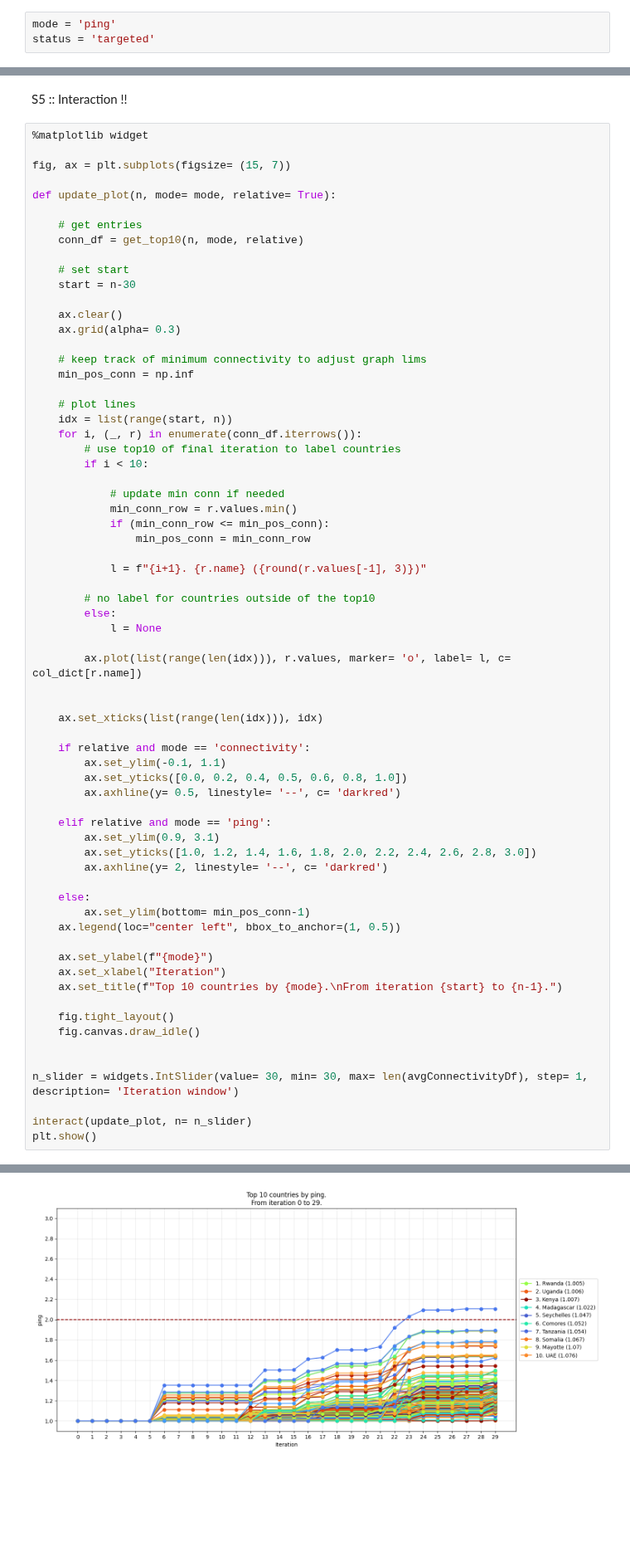
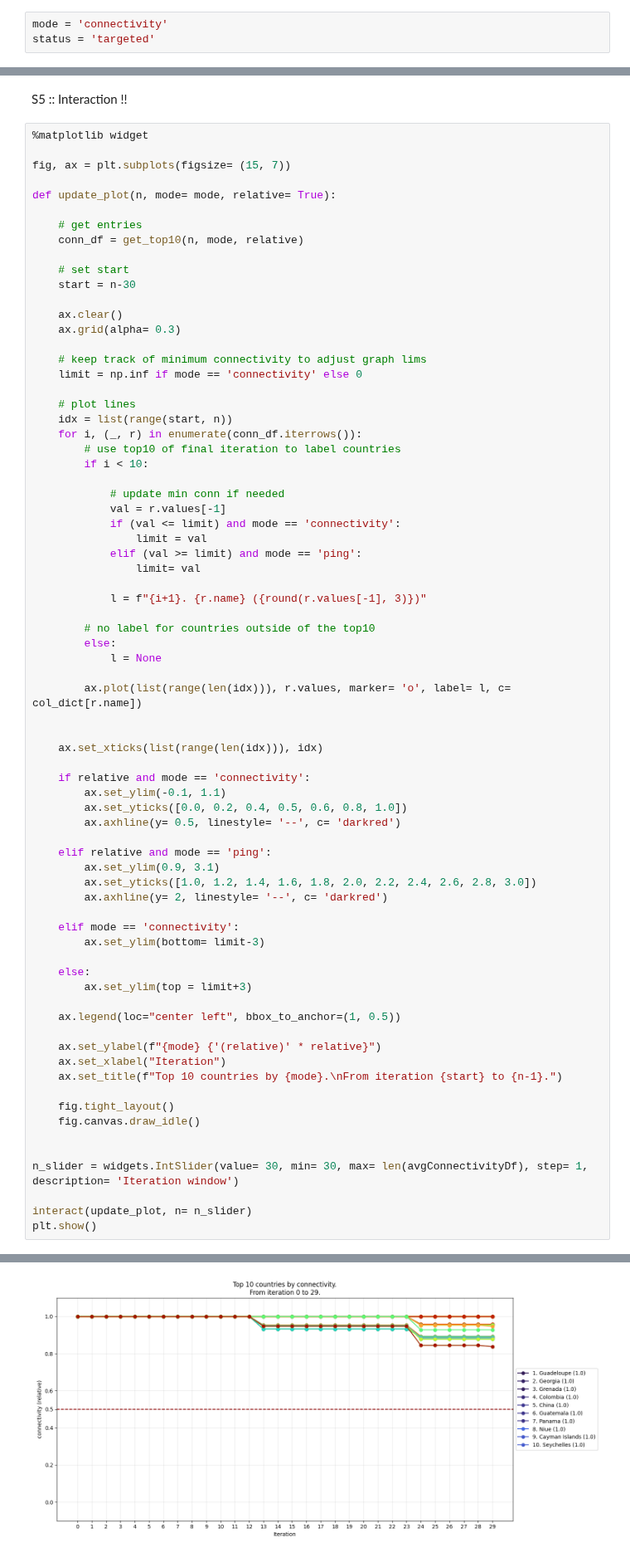
Before and after one commit to vinp505/UCNA, a Jupyter notebook: visualizations/connectivity_top10.ipynb, the cells around one changed output, grey strips where cells are left out. Shown at 83% size. Cells and saved outputs as stored; diff of their text form; blank space fills up the shorter version.

Commit message:
MORE fixes for ping visuals.

```diff
--- a/visualizations/connectivity_top10.ipynb
+++ b/visualizations/connectivity_top10.ipynb
@@ -21,7 +21,7 @@ PureWindowsPath('c:/Users/piras/Desktop/Uni/Python/Semester 3/NetworkAnalysis/UC
 # %% [markdown]
 S1 :: Load dataframes
 # %%
-mode = 'ping'
+mode = 'connectivity'
 status = 'targeted'
 # %% [markdown]
 S3 :: Function to filter dataset for relevant iterations and only top 10
@@ -71,7 +71,7 @@ def update_plot(n, mode= mode, relative= True):
     ax.grid(alpha= 0.3)
 
     # keep track of minimum connectivity to adjust graph lims
-    min_pos_conn = np.inf
+    limit = np.inf if mode == 'connectivity' else 0
 
     # plot lines
     idx = list(range(start, n))
@@ -80,9 +80,11 @@ def update_plot(n, mode= mode, relative= True):
         if i < 10:
 
             # update min conn if needed
-            min_conn_row = r.values.min()
-            if (min_conn_row <= min_pos_conn):
-                min_pos_conn = min_conn_row
+            val = r.values[-1]
+            if (val <= limit) and mode == 'connectivity':
+                limit = val
+            elif (val >= limit) and mode == 'ping':
+                limit= val
 
             l = f"{i+1}. {r.name} ({round(r.values[-1], 3)})"
 
@@ -105,11 +107,15 @@ def update_plot(n, mode= mode, relative= True):
         ax.set_yticks([1.0, 1.2, 1.4, 1.6, 1.8, 2.0, 2.2, 2.4, 2.6, 2.8, 3.0])
         ax.axhline(y= 2, linestyle= '--', c= 'darkred')
 
+    elif mode == 'connectivity':
+        ax.set_ylim(bottom= limit-3)
+
     else:
-        ax.set_ylim(bottom= min_pos_conn-1)
+        ax.set_ylim(top = limit+3)
+
     ax.legend(loc="center left", bbox_to_anchor=(1, 0.5))
 
-    ax.set_ylabel(f"{mode}")
+    ax.set_ylabel(f"{mode} {'(relative)' * relative}")
     ax.set_xlabel("Iteration")
     ax.set_title(f"Top 10 countries by {mode}.\nFrom iteration {start} to {n-1}.")
 
@@ -126 +132 @@ interactive(children=(IntSlider(value=30, description='Iteration window', max=75
-[figure, old version]
+[figure, new version]
```
Also changed, not shown: parts of 1 cell of this notebook, 1 other file.
